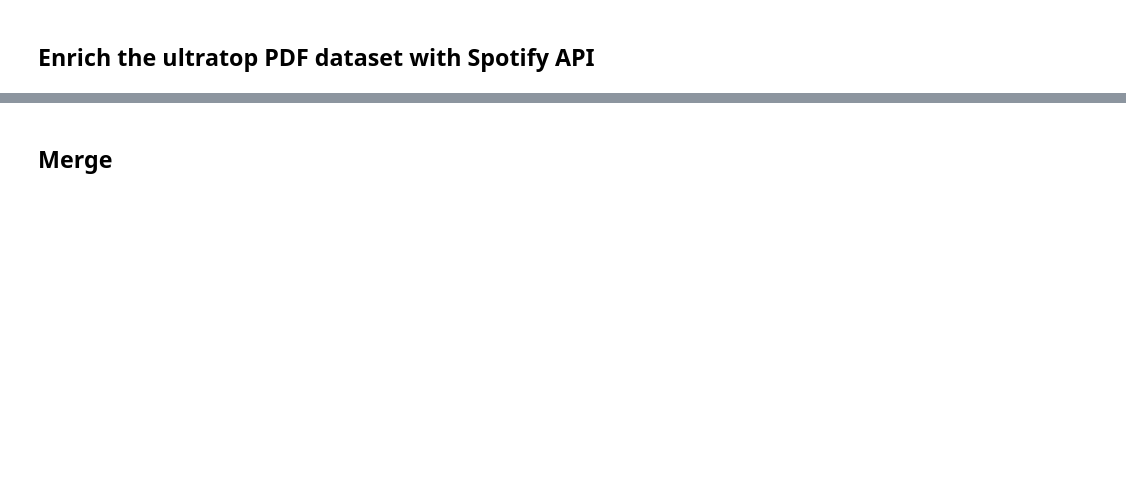
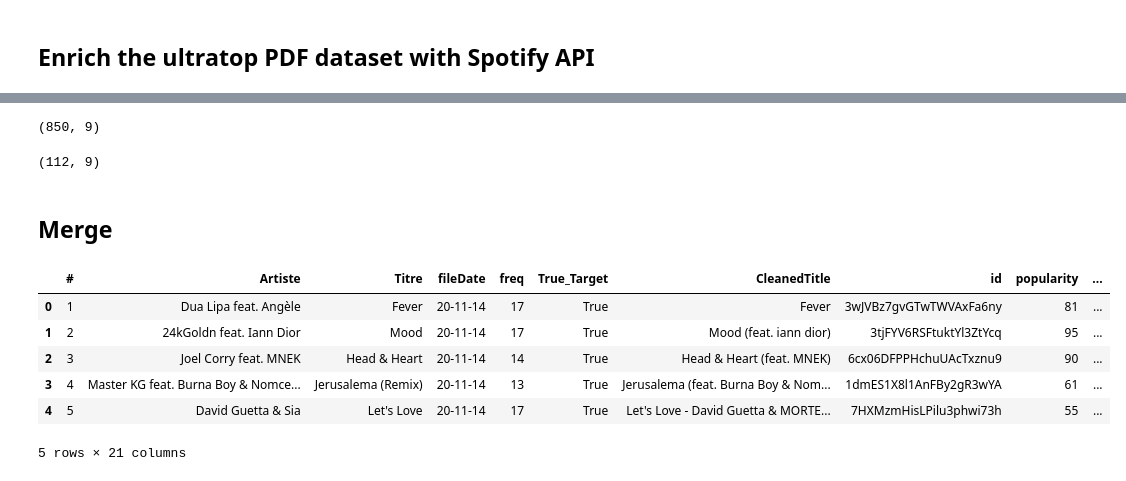
Before and after one commit to albert-kevin/G15SDSHackathon2021, a Jupyter notebook: code/notebooks/kevin/05_Spotify_Data_Cleaning.ipynb, the cells around one changed output, grey strips where cells are left out. Saved outputs shown, nothing was run; the diff lists cells and outputs as text; code cells hidden in the pictures; blank space fills up the shorter version.

```diff
--- a/code/notebooks/kevin/05_Spotify_Data_Cleaning.ipynb
+++ b/code/notebooks/kevin/05_Spotify_Data_Cleaning.ipynb
@@ -121,0 +205,4 @@ Name: 0, dtype: object
+# %%
+ultraPDFflanders.shape
+# %% [output]
+(850, 9)
@@ -122,2 +211,6 @@ Name: 0, dtype: object
+# %%
+ultraPDFflanders.shape
+# %% [output]
+(112, 9)
 # %% [markdown]
 ## Merge
@@ -123,0 +220,10 @@ Name: 0, dtype: object
+# %%
+df.head(5)
+# %% [output]
+|  | # | Artiste | Titre | fileDate | freq | True_Target | CleanedTitle | id | popularity | ... |
+| 0 | 1 | Dua Lipa feat. Angèle | Fever | 20-11-14 | 17 | True | Fever | 3wJVBz7gvGTwTWVAxFa6ny | 81 | ... |
+| 1 | 2 | 24kGoldn feat. Iann Dior | Mood | 20-11-14 | 17 | True | Mood (feat. iann dior) | 3tjFYV6RSFtuktYl3ZtYcq | 95 | ... |
+| 2 | 3 | Joel Corry feat. MNEK | Head & Heart | 20-11-14 | 14 | True | Head & Heart (feat. MNEK) | 6cx06DFPPHchuUAcTxznu9 | 90 | ... |
+| 3 | 4 | Master KG feat. Burna Boy & Nomce... | Jerusalema (Remix) | 20-11-14 | 13 | True | Jerusalema (feat. Burna Boy & Nom... | 1dmES1X8l1AnFBy2gR3wYA | 61 | ... |
+| 4 | 5 | David Guetta & Sia | Let's Love | 20-11-14 | 17 | True | Let's Love - David Guetta & MORTE... | 7HXMzmHisLPilu3phwi73h | 55 | ... |
+5 rows × 21 columns
```
Also changed, not shown: parts of 25 cells of this notebook, 6 other files.
